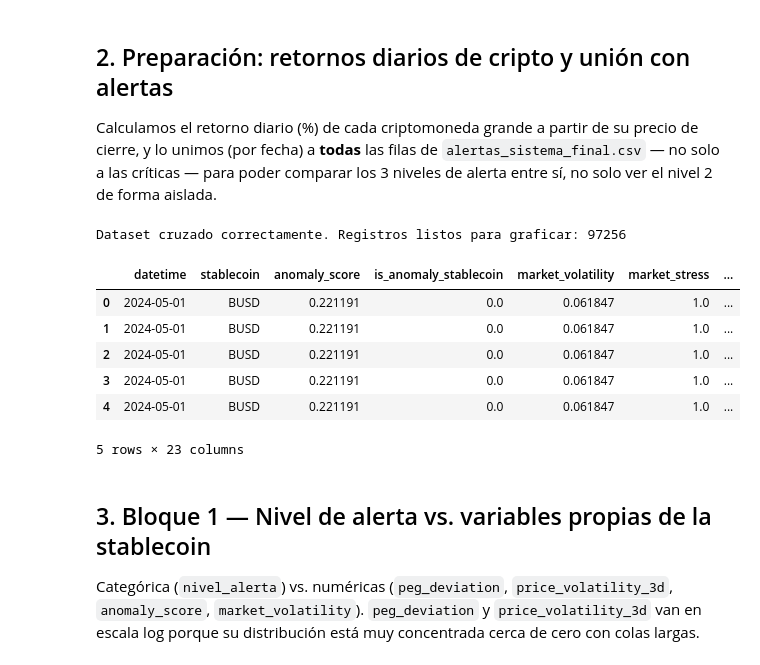
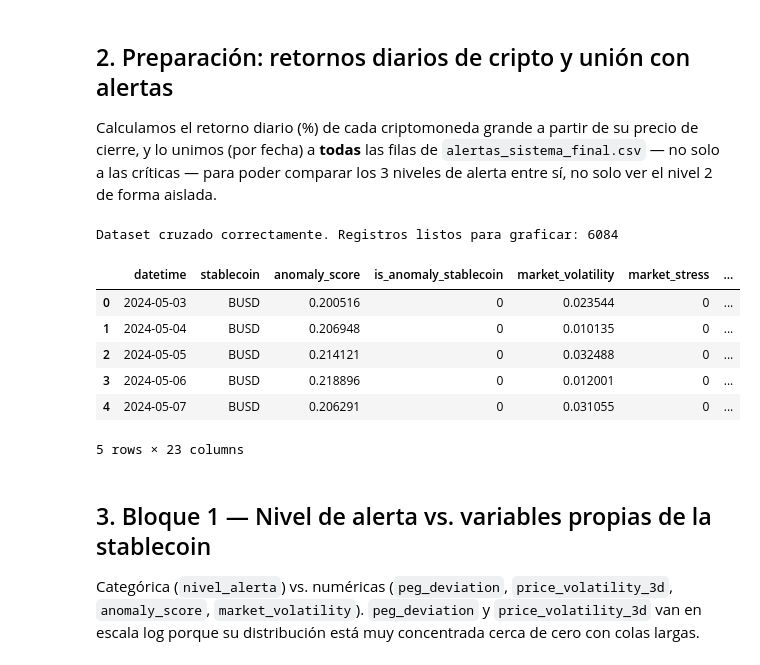
Before and after one commit to Bootcamp-DA-P2/criptoradar, a Jupyter notebook: notebooks/analisis_cruzado_alertas.ipynb, the cells around one changed output. Cells and saved outputs as stored; diff of their text form; code cells hidden in the pictures.

```diff
--- a/notebooks/analisis_cruzado_alertas.ipynb
+++ b/notebooks/analisis_cruzado_alertas.ipynb
@@ -105,42 +105,57 @@ Calculamos el retorno diario (%) de cada criptomoneda grande a partir de su prec
 (por fecha) a **todas** las filas de `alertas_sistema_final.csv` — no solo a las críticas — para poder
 comparar los 3 niveles de alerta entre sí, no solo ver el nivel 2 de forma aislada.
 # %%
-# 1. Unificar primero las alertas del sistema y las alertas críticas
-df_alertas = pd.concat([df_sistema, df_criticas], ignore_index=True)
+
+# 1. alertas_sistema ya trae TODOS los eventos (niveles 0, 1 y 2), uno por
+# stablecoin y fecha. alertas_criticas es un SUBCONJUNTO de esos mismos eventos
+# críticos (solo aporta columnas extra: narrativa_alerta y retornos de
+# BTC/ETH/XRP/SOL). Por eso se une con MERGE, no con concat -> concat duplicaba
+# cada alerta crítica (una vez desde alertas_sistema, otra desde alertas_criticas),
+# inflando los conteos y sesgando los boxplots hacia los niveles altos.
+columnas_extra_criticas = [
+    "datetime", "stablecoin",
+    "btc_return", "eth_return", "xrp_return", "sol_return", "narrativa_alerta"
+]
+
+df_alertas = df_sistema.merge(
+    df_criticas[columnas_extra_criticas],
+    on=["datetime", "stablecoin"],
+    how="left"
+)
 
 # Asegurar formatos de fecha correctos para evitar conflictos en los cruces
 df_alertas["datetime"] = pd.to_datetime(df_alertas["datetime"])
 df_stable["datetime"] = pd.to_datetime(df_stable["datetime"])
 df_crypto["datetime"] = pd.to_datetime(df_crypto["datetime"])
 
-# 2. EN LUGAR DE CONCAT: Hacemos un MERGE entre las alertas y las métricas de stablecoins
+# 2. Hacemos un MERGE entre las alertas (ya sin duplicar) y las métricas de stablecoins
 # Cruzamos por fecha Y por moneda para que cada alerta tenga sus métricas correspondientes
 df_alertas_con_metricas = df_alertas.merge(df_stable, on=["datetime", "stablecoin"], how="inner")
 
 # 3. Limpiar duplicados del mercado cripto antes de pivotar
 df_crypto_clean = df_crypto.drop_duplicates(subset=['datetime', 'crypto_id'], keep='first')
 df_crypto_pivot = df_crypto_clean.pivot(index="datetime", columns="crypto_id", values="close").sort_index()
 
 # 4. Calcular los retornos diarios del mercado cripto
 df_returns = df_crypto_pivot.pct_change().rename(columns=lambda c: f"{c}_return")
 
 # 5. Hacer el cruce final con los retornos del mercado usando la fecha como índice
 df_merged = df_alertas_con_metricas.merge(df_returns, left_on="datetime", right_index=True, how="left")
 
 # 6. Definir y ordenar las categorías de las alertas
 ORDER = ["0_normal", "1_VIGILANCIA_STABLECOIN", "2_ALERTA_MERCADO"]
 df_merged["nivel_alerta"] = pd.Categorical(df_merged["nivel_alerta"], categories=ORDER, ordered=True)
 
 print(f"Dataset cruzado correctamente. Registros listos para graficar: {len(df_merged)}")
 df_merged.head()
 # %% [output]
-Dataset cruzado correctamente. Registros listos para graficar: 97256
+Dataset cruzado correctamente. Registros listos para graficar: 6084
 |  | datetime | stablecoin | anomaly_score | is_anomaly_stablecoin | market_volatility | market_stress | ... |
-| 0 | 2024-05-01 | BUSD | 0.221191 | 0.0 | 0.061847 | 1.0 | ... |
-| 1 | 2024-05-01 | BUSD | 0.221191 | 0.0 | 0.061847 | 1.0 | ... |
-| 2 | 2024-05-01 | BUSD | 0.221191 | 0.0 | 0.061847 | 1.0 | ... |
-| 3 | 2024-05-01 | BUSD | 0.221191 | 0.0 | 0.061847 | 1.0 | ... |
-| 4 | 2024-05-01 | BUSD | 0.221191 | 0.0 | 0.061847 | 1.0 | ... |
+| 0 | 2024-05-03 | BUSD | 0.200516 | 0 | 0.023544 | 0 | ... |
+| 1 | 2024-05-04 | BUSD | 0.206948 | 0 | 0.010135 | 0 | ... |
+| 2 | 2024-05-05 | BUSD | 0.214121 | 0 | 0.032488 | 0 | ... |
+| 3 | 2024-05-06 | BUSD | 0.218896 | 0 | 0.012001 | 0 | ... |
+| 4 | 2024-05-07 | BUSD | 0.206291 | 0 | 0.031055 | 0 | ... |
 5 rows × 23 columns
 # %% [markdown]
 ## 3. Bloque 1 — Nivel de alerta vs. variables propias de la stablecoin
```
Also changed, not shown: parts of 6 cells of this notebook.
